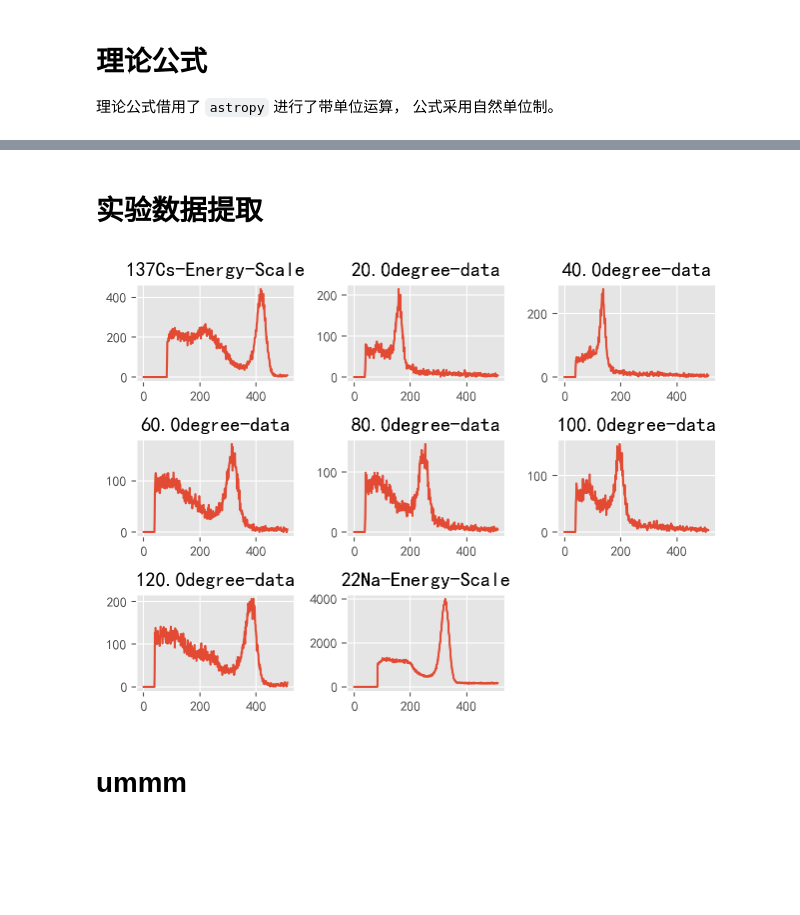
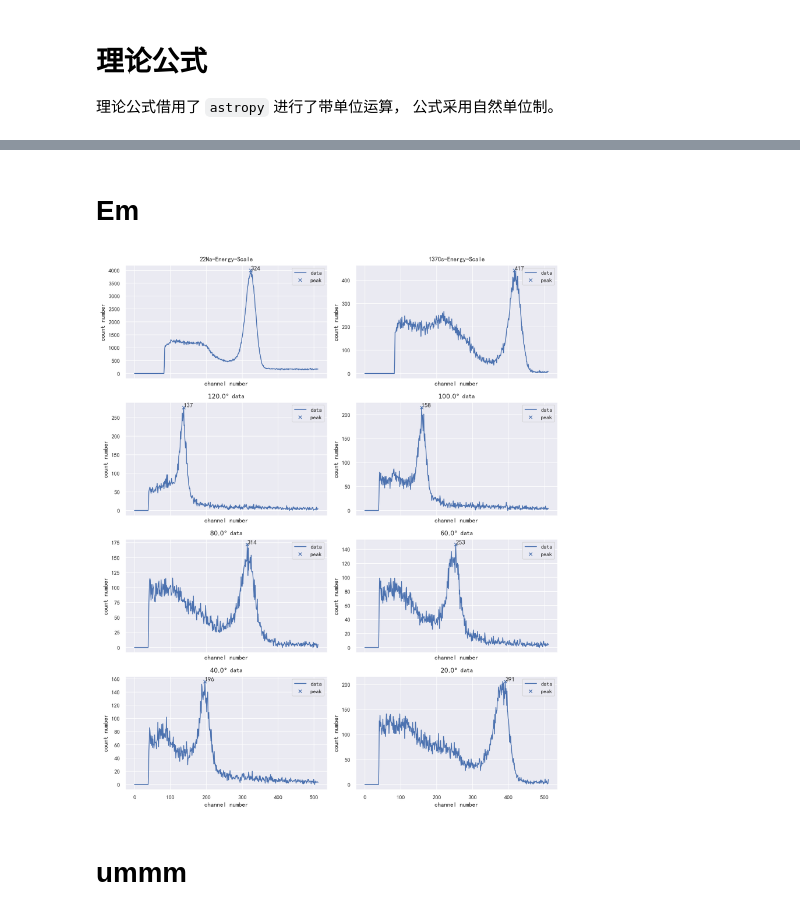
Before and after one commit to Xuanyiyiren/Fundamental-Laboratory-Experiment-in-Nuclear-Electronics-II, a Jupyter notebook: Experiment-3/data_ana.ipynb, the cells around one changed output, grey strips where cells are left out. Cells and saved outputs as stored; diff of their text form; code cells hidden in the pictures; blank space fills up the shorter version.

Commit message:
energy_scale

```diff
--- a/Experiment-3/data_ana.ipynb
+++ b/Experiment-3/data_ana.ipynb
@@ -43,0 +121,20 @@ Cs137_Energy = 0.662*u.MeV
+# %%
+bl1 = baseline(datas_Energy_scale['22Na-Energy-Scale'],
+              deg=4)
+datas_Energy_scale['Net-22Na-Energy-Scale'] = datas_Energy_scale['22Na-Energy-Scale'].values-bl1
+bl2 = baseline(datas_Energy_scale['137Cs-Energy-Scale'],
+              deg=3)
+datas_Energy_scale['Net-137Cs-Energy-Scale'] = datas_Energy_scale['137Cs-Energy-Scale'].values-bl2
+
+axes[0].plot(datas_Energy_scale.index.values,bl1,color='orange',
+             label = 'baseline', linestyle='dashed')
+datas_Energy_scale.plot(y='Net-22Na-Energy-Scale',ax=axes[0],color='blue')
+axes[1].plot(datas_Energy_scale.index.values,bl2,color='orange',
+             label = 'baseline', linestyle='dashed')
+datas_Energy_scale.plot(y='Net-137Cs-Energy-Scale',ax=axes[1],color='blue')
+
+
+for ax in axes:
+    le = ax.legend()
+    # le.get_texts()[0].set_text('sdf')
+fig
@@ -91,25 +231,40 @@ fig.savefig(path+'interplo.pdf')
 # %% [markdown]
-# 实验数据提取
+# Em
 # %%
 # pd.read_csv(txtfiles[0],sep=' ')
-meanings = ['137Cs-Energy-Scale']+[f'{i}degree-data' for i in np.linspace(20,120,6)]+['22Na-Energy-Scale']
+meanings = ['22Na-Energy-Scale','137Cs-Energy-Scale']+[fr'${i}\degree$ data' for i in np.linspace(120,20,6)]
 datas = [pd.read_csv(datapath+file, sep='\t')['1'].values for file in txtfiles]
 datas = dict(zip(meanings,datas))
 
-figs_per_line = 3
-total_fig,total_axs = plt.subplots(figs_per_line,
-                                   len(datas)//figs_per_line+int(bool(len(datas)%figs_per_line)))
+figs_per_line = 2
+total_fig,total_axs = plt.subplots(len(datas)//figs_per_line+int(bool(len(datas)%figs_per_line)),
+                                   figs_per_line,
+                                   figsize=(10,12),
+                                   sharex='all')
 total_axs = total_axs.flatten()
-for i,(ax,data) in enumerate(zip(total_axs,datas)):
-    ax.plot(datas[data])
-    ax.set_title(data)
+prominences = [1000] + [300] + [100]*5 + [200]
+peakinfos = []
+for i,(ax,data_name,prom) in enumerate(zip(total_axs,datas,prominences)):
+    data = datas[data_name]
+    peaks, info = find_peaks(data,prominence=prom,distance=100)
+    peakinfos.append((peaks,info))
+    ax.plot(data,c='b',label='data')
+    # bl = baseline(data,3)
+    # ax.plot(bl,c='r',label='baseline')
+    ax.plot(peaks,data[peaks], "x",label='peak')
+    for peak in peaks:
+        ax.text(peak,data[peak],f'{peak}')
+    ax.legend()
+    ax.set_title(data_name)
+    ax.set_xlabel('channel number')
+    ax.set_ylabel('count number')
 
 for ax in total_axs[i+1:]:
     ax.axis('off')
 
 total_fig.tight_layout()
 # %% [output]
-[figure, old version]
+[figure, new version]
 # %% [markdown]
 # ummm
 # %%
```
Also changed, not shown: parts of 22 cells of this notebook, 7 other files.
